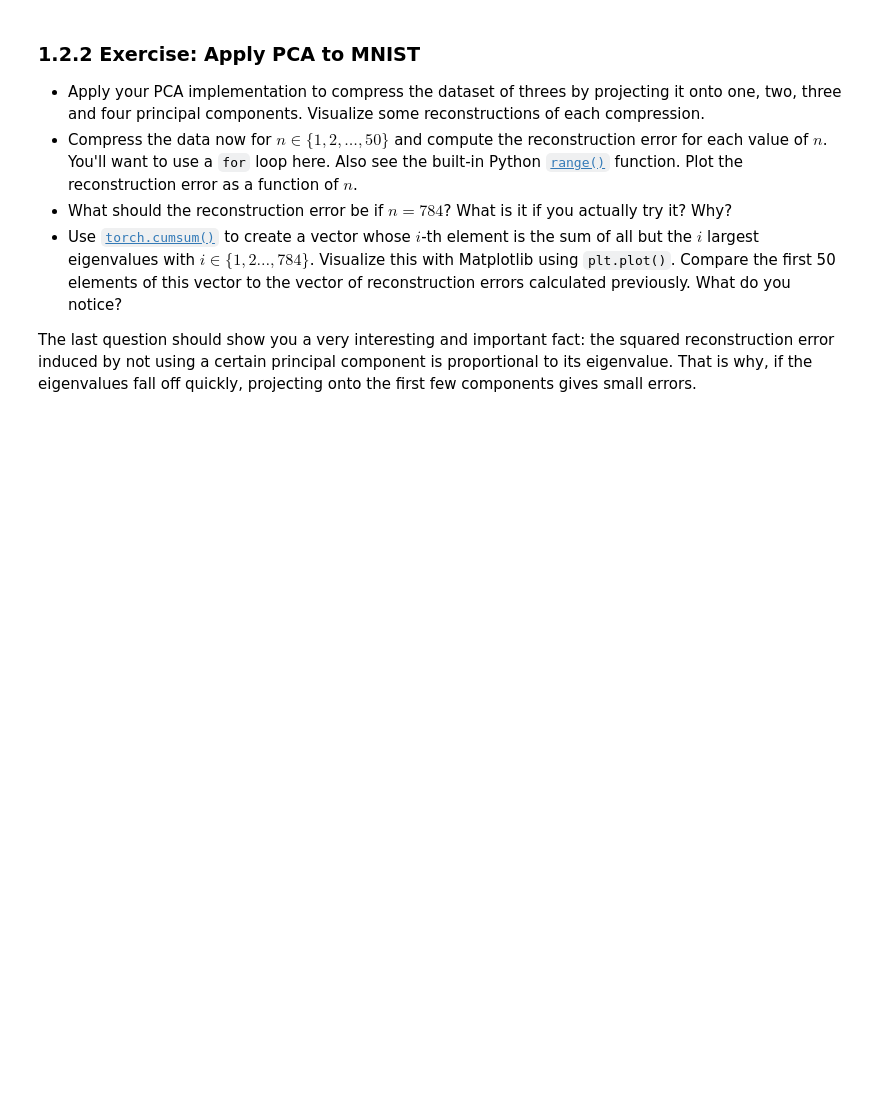
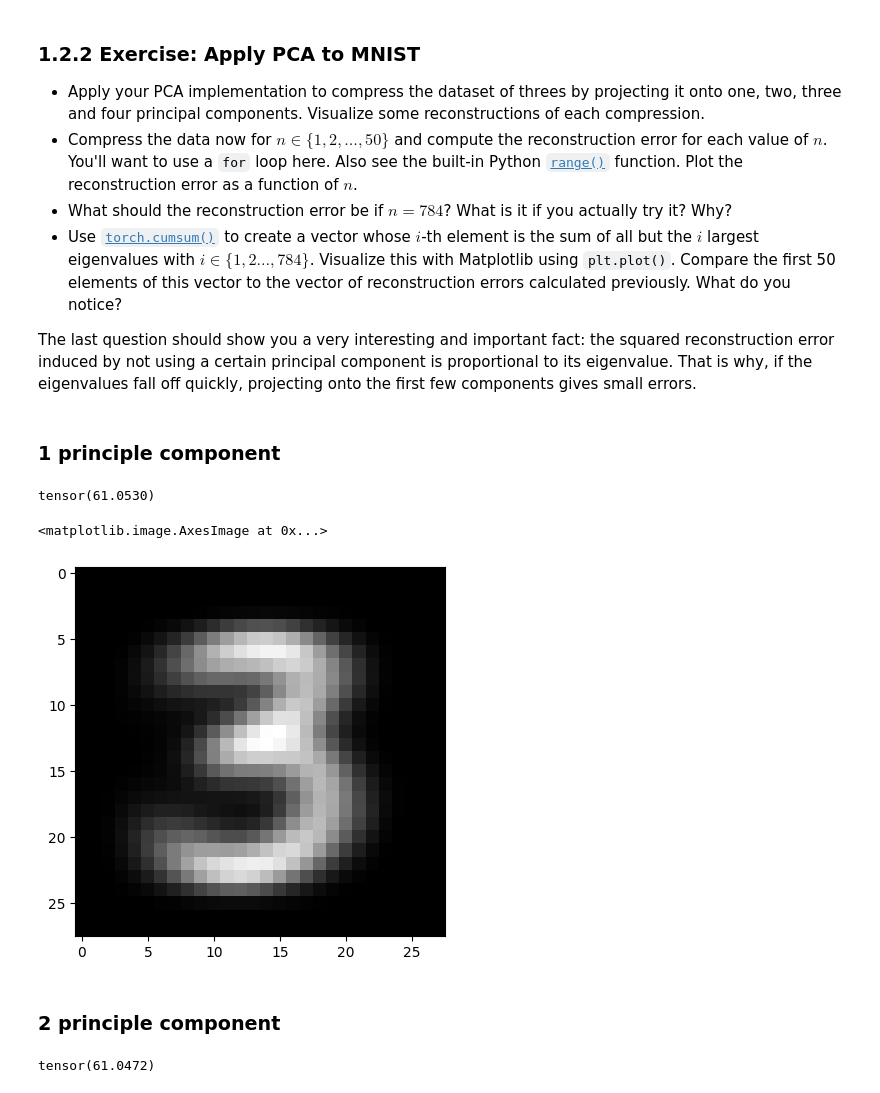
Before and after one commit to RobbeRDG/ann_and_dl_ex_sessions, a Jupyter notebook: es3/1_pca.ipynb, the cells around one changed output. Drawn from its saved outputs; the diff is of its cells as text; code cells hidden in the pictures; blank space fills up the shorter version.

```diff
--- a/es3/1_pca.ipynb
+++ b/es3/1_pca.ipynb
@@ -217,0 +269,31 @@ The last question should show you a very interesting and important fact: the squ
+# %% [markdown]
+### 1 principle component
+# %%
+# Perform the PCA and reduce the dimensionality
+pca_1 = PCA(X)
+pca_1.run(1)
+
+# Get the normal reconstructed samples
+original_samples_1 = pca_1.X
+reconstructed_samples_1 = pca_1.X_rec
+# %%
+# Calculate error
+((original_samples_1 - reconstructed_samples_1)**2).mean().sqrt()
+# %% [output]
+tensor(61.0530)
+# %%
+# Visualisation
+
+# Get the first sample for visualization
+selected_sample_1 = reconstructed_samples_1[0]
+
+# Unflatten the image
+selected_sample_1 = selected_sample_1.reshape((28, 28))
+
+# Display
+plt.imshow(selected_sample_1, cmap='gray')
+# %% [output]
+<matplotlib.image.AxesImage at 0x...>
+[figure, added]
+# %% [markdown]
+### 2 principle component
@@ -217,0 +308,5 @@ The last question should show you a very interesting and important fact: the squ
+# %%
+# Calculate error
+((original_samples_2 - reconstructed_samples_2)**2).mean().sqrt()
+# %% [output]
+tensor(61.0472)
```
Also changed, not shown: parts of 31 cells of this notebook, 3 other files.
